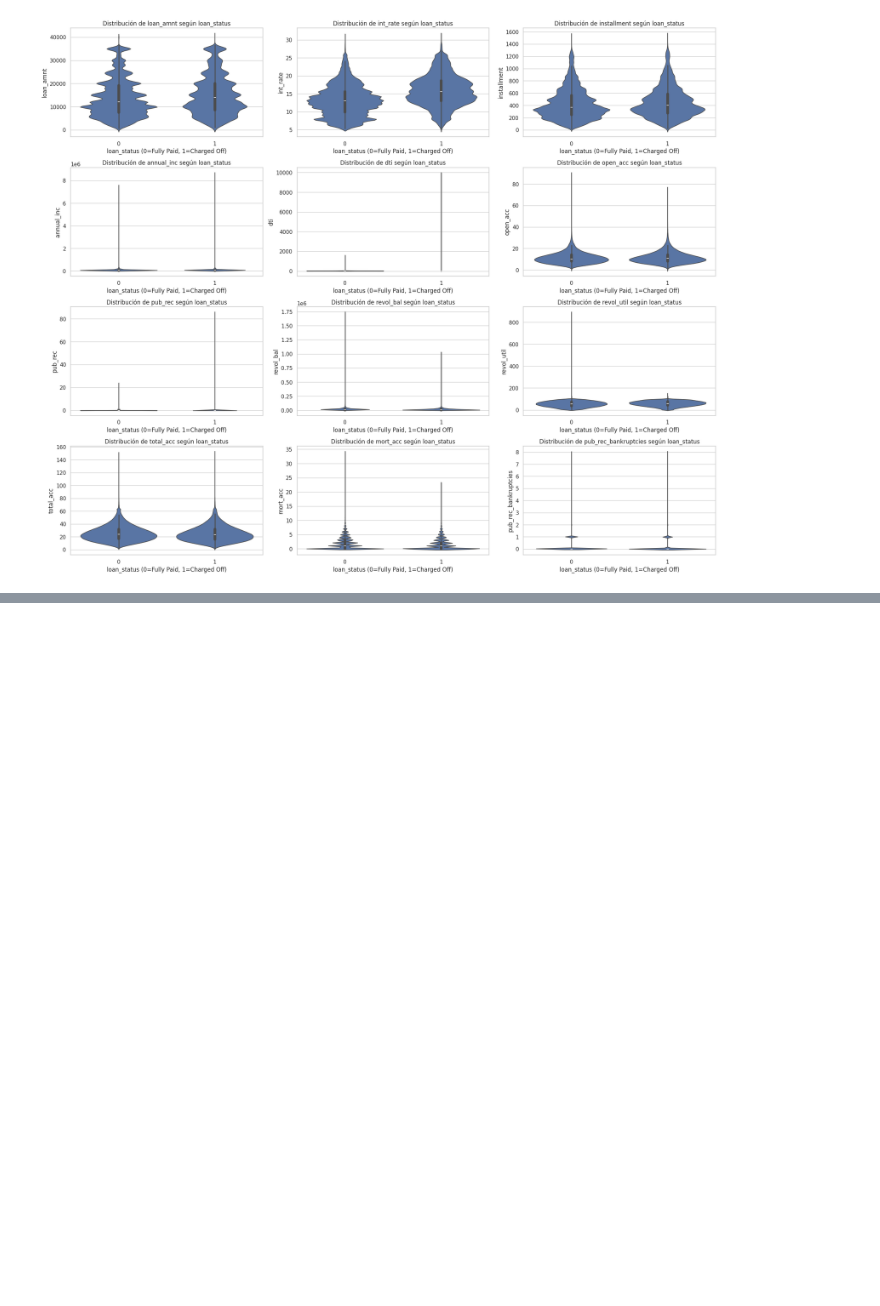
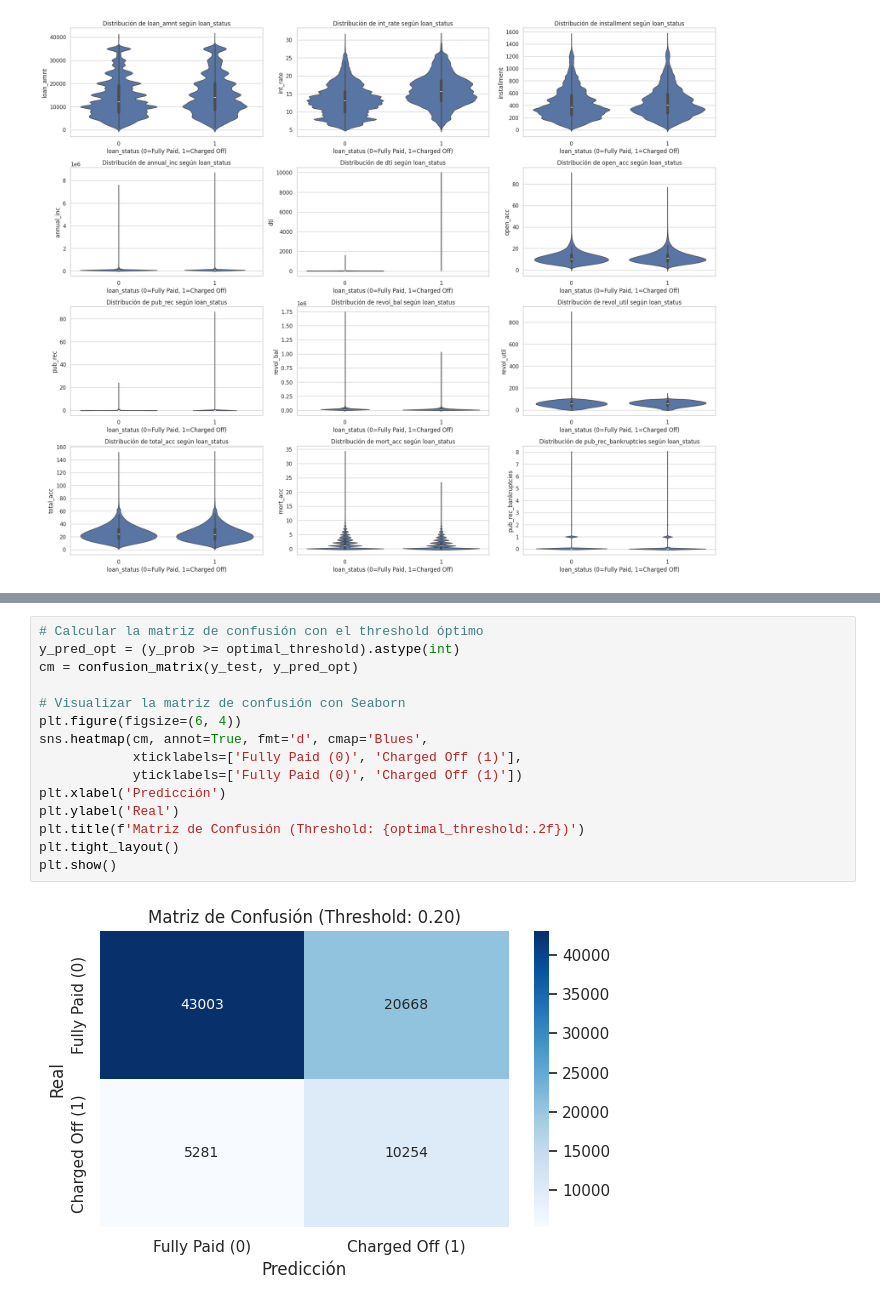
Before and after one commit to 4GeeksAcademy/AK-EA-GG_ProyectoFinalDS-ML, a Jupyter notebook: src/explore.ipynb, the cells around one changed output, grey strips where cells are left out. Drawn from its saved outputs; the diff is of its cells as text; blank space fills up the shorter version.

```diff
--- a/src/explore.ipynb
+++ b/src/explore.ipynb
@@ -312,0 +420,17 @@ plt.show()
+# %%
+# Calcular la matriz de confusión con el threshold óptimo
+y_pred_opt = (y_prob >= optimal_threshold).astype(int)
+cm = confusion_matrix(y_test, y_pred_opt)
+
+# Visualizar la matriz de confusión con Seaborn
+plt.figure(figsize=(6, 4))
+sns.heatmap(cm, annot=True, fmt='d', cmap='Blues',
+            xticklabels=['Fully Paid (0)', 'Charged Off (1)'],
+            yticklabels=['Fully Paid (0)', 'Charged Off (1)'])
+plt.xlabel('Predicción')
+plt.ylabel('Real')
+plt.title(f'Matriz de Confusión (Threshold: {optimal_threshold:.2f})')
+plt.tight_layout()
+plt.show()
+# %% [output]
+[figure, added]
```
Also changed, not shown: parts of 10 cells of this notebook, 1 other file.
